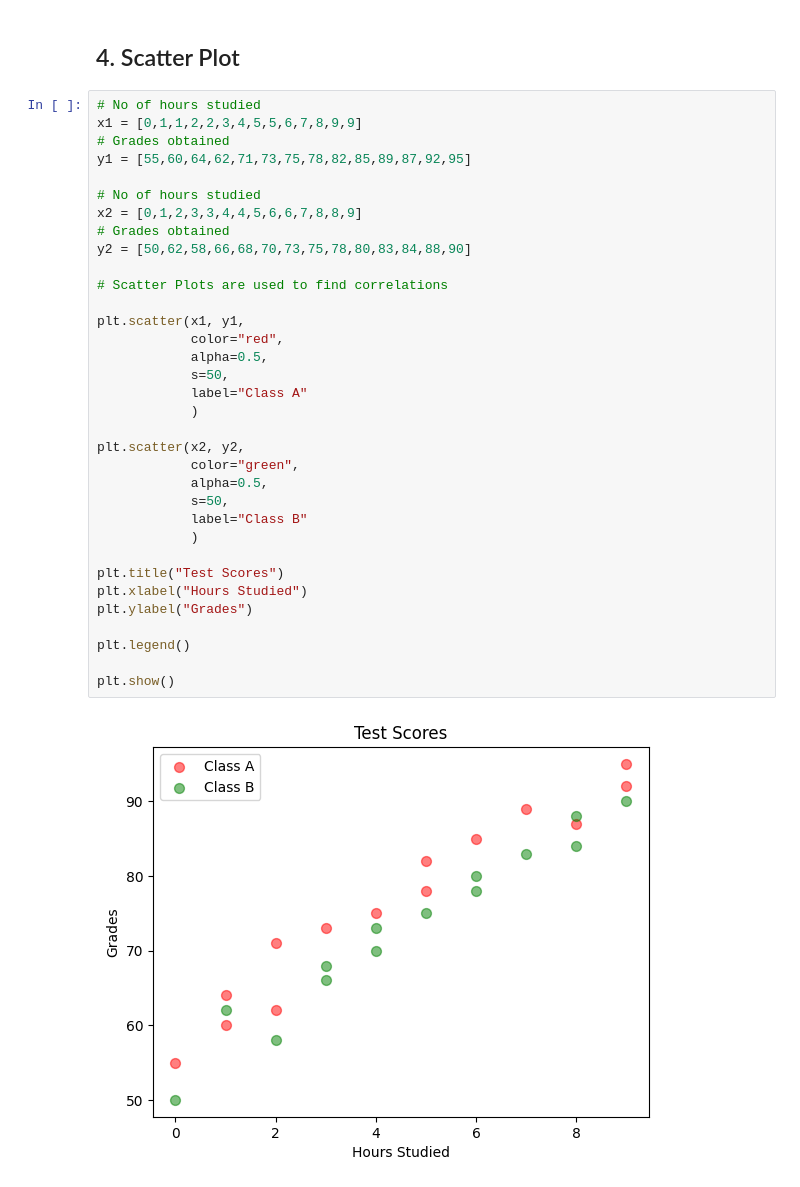
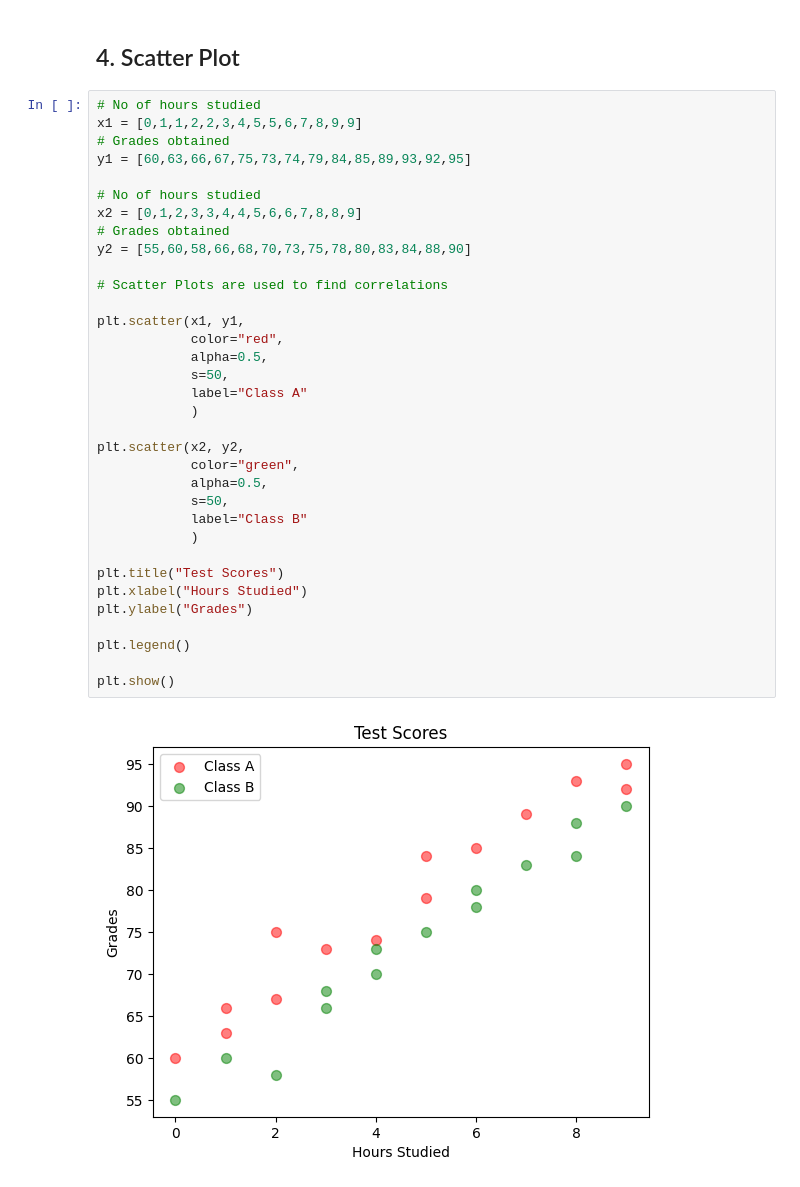
Before and after one commit to VRYeshwanth/AI-ML-Journey, a Jupyter notebook: Matplotlib Basics/basics.ipynb, the cells around one changed output. Saved outputs shown, nothing was run; the diff lists cells and outputs as text.

```diff
--- a/Matplotlib Basics/basics.ipynb
+++ b/Matplotlib Basics/basics.ipynb
@@ -106,35 +106,35 @@ plt.show()
 # No of hours studied
 x1 = [0,1,1,2,2,3,4,5,5,6,7,8,9,9]
 # Grades obtained
-y1 = [55,60,64,62,71,73,75,78,82,85,89,87,92,95]
+y1 = [60,63,66,67,75,73,74,79,84,85,89,93,92,95]
 
 # No of hours studied
 x2 = [0,1,2,3,3,4,4,5,6,6,7,8,8,9]
 # Grades obtained
-y2 = [50,62,58,66,68,70,73,75,78,80,83,84,88,90]
+y2 = [55,60,58,66,68,70,73,75,78,80,83,84,88,90]
 
 # Scatter Plots are used to find correlations
 
 plt.scatter(x1, y1,
             color="red",
             alpha=0.5,
             s=50,
             label="Class A"
             )
 
 plt.scatter(x2, y2,
             color="green",
             alpha=0.5,
             s=50,
             label="Class B"
             )
 
 plt.title("Test Scores")
 plt.xlabel("Hours Studied")
 plt.ylabel("Grades")
 
 plt.legend()
 
 plt.show()
 # %% [output]
-[figure, old version]
+[figure, new version]
```
Also changed, not shown: parts of 2 cells of this notebook.
